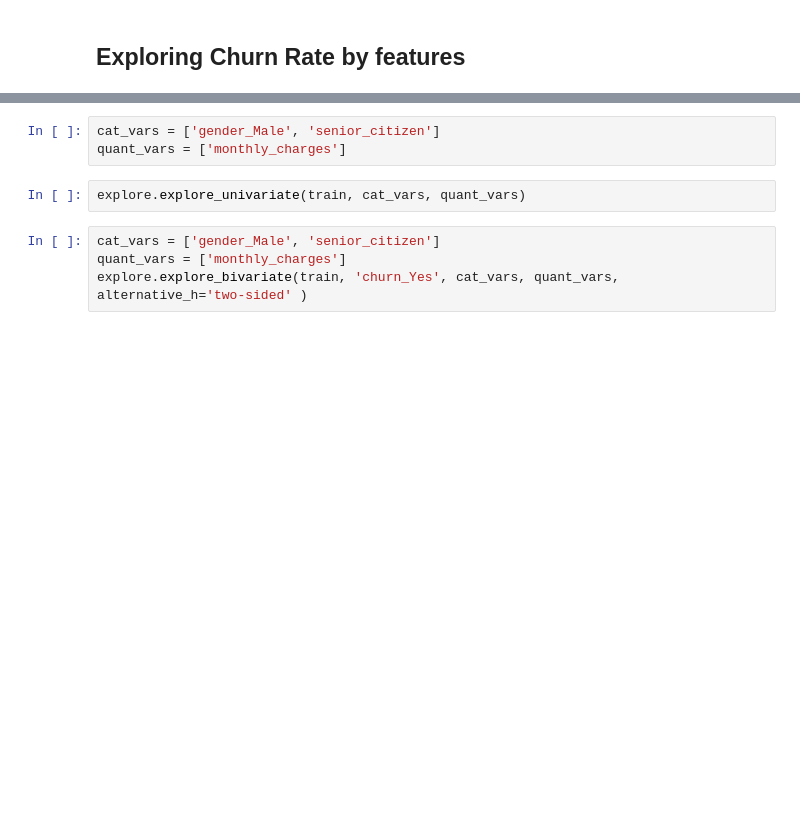
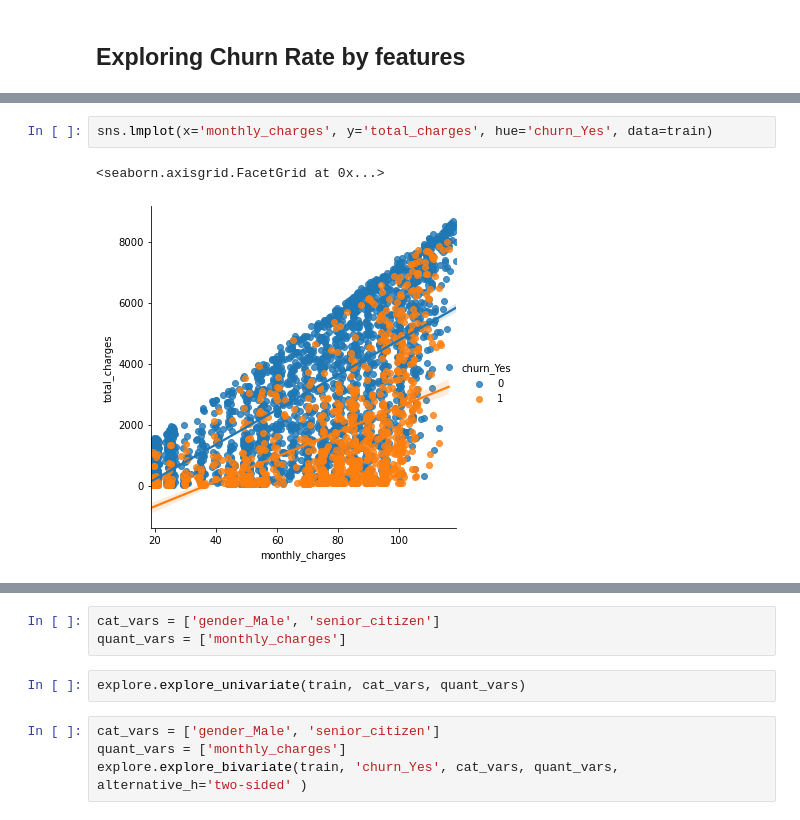
Before and after one commit to mariamnaqvi/predicting_customer_churn, a Jupyter notebook: final_report_telco.ipynb, the cells around one changed output, grey strips where cells are left out. Saved outputs shown, nothing was run; the diff lists cells and outputs as text; blank space fills up the shorter version.

```diff
--- a/final_report_telco.ipynb
+++ b/final_report_telco.ipynb
@@ -120,3 +134,8 @@ sns.relplot(x='monthly_charges', y='total_charges', col='churn_Yes', data=train)
 plt.show()
 # %% [output]
 [figure]
+# %%
+sns.lmplot(x='monthly_charges', y='total_charges', hue='churn_Yes', data=train)
+# %% [output]
+<seaborn.axisgrid.FacetGrid at 0x...>
+[figure, added]
```
Also changed, not shown: parts of 40 cells of this notebook.
